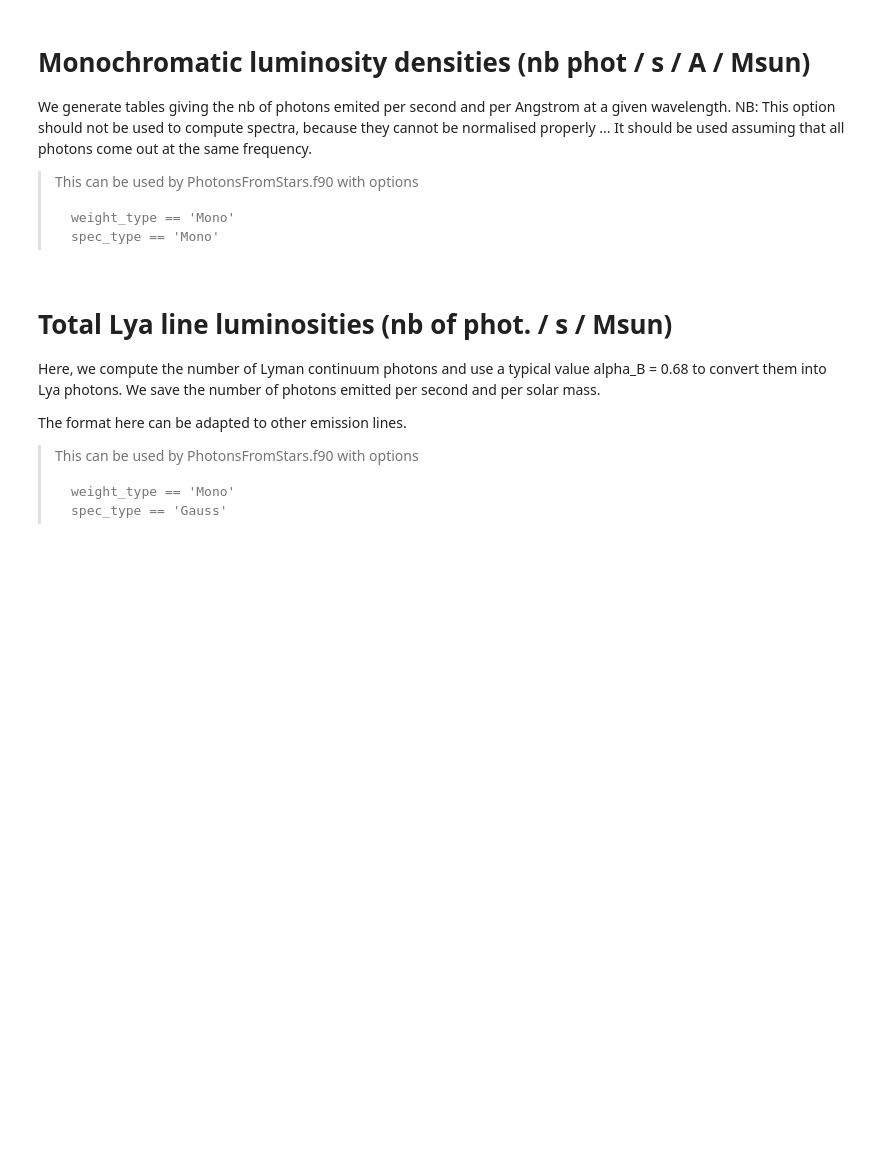
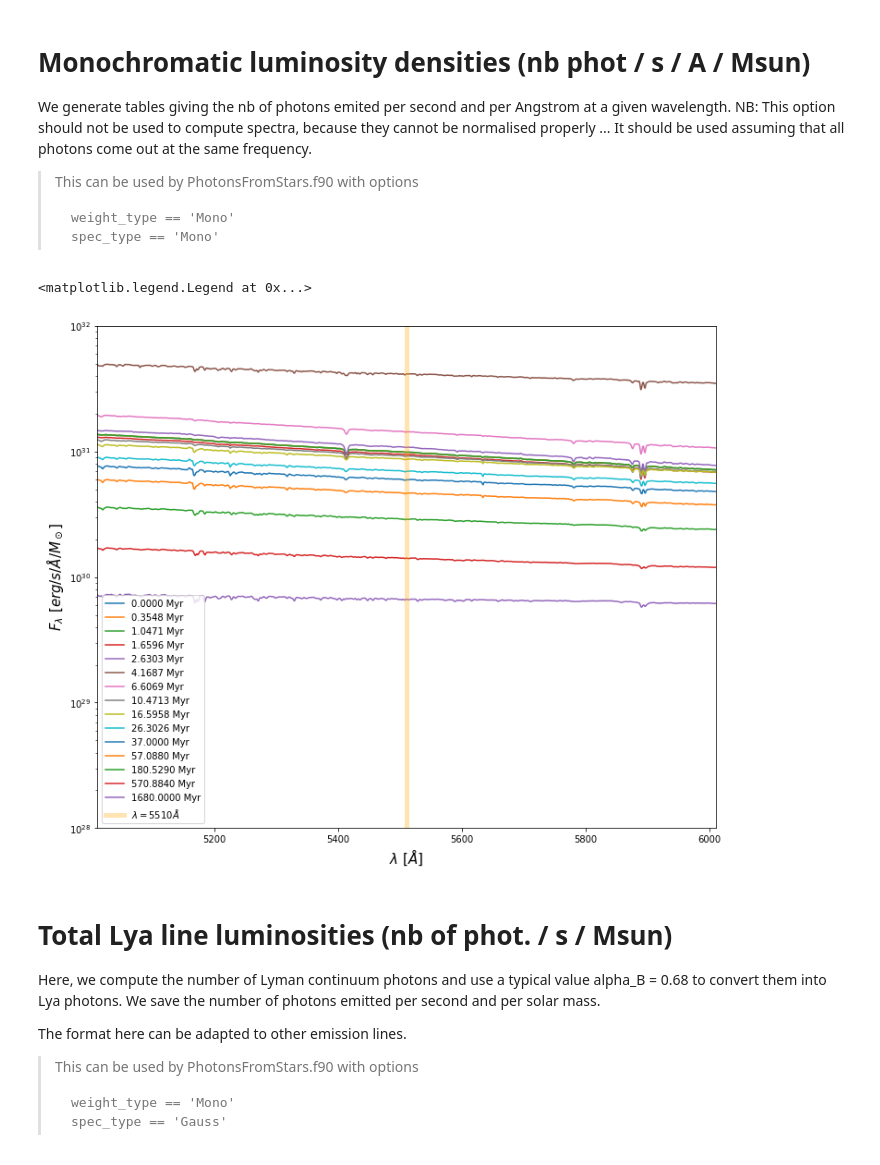
Before and after one commit to tgarel/RASCAS-idealised_models, a Jupyter notebook: py/PhotometryTables.ipynb, the cells around one changed output. Drawn from its saved outputs; the diff is of its cells as text; code cells hidden in the pictures; blank space fills up the shorter version.

```diff
--- a/py/PhotometryTables.ipynb
+++ b/py/PhotometryTables.ipynb
@@ -47,6 +47,11 @@ def readRamsesSEDs(sedDir):
             spectra[:,iAge,iZ] = spectrum
 
     return {'ZBins':ZBins, 'ageBins':ageBins, 'lambdaBins':lambdaBins,'spectra':spectra}
+
+# spectra are in [Lsun / A / Msun]
+# with Lsun = 3.826e33 erg/s and Msun = 2e33g
+Lsun_cgs = 3.826e33
+Msun_cgs = 2e33
 # %%
 ssp = readRamsesSEDs('/Users/blaizot/Documents/Astro/Dev/muse-svn/data/SED_LIBS/bc03/')
 # %% [markdown]
@@ -64,40 +69,43 @@ lambda0 = 5510.  # wavelength at which we want the flux [A]
 
 i0 = np.where(abs(ssp['lambdaBins']-lambda0) == min(abs(ssp['lambdaBins']-lambda0)))[0][0]
 lambda0 = ssp['lambdaBins'][i0]
-f0 = ssp['spectra'][i0,:,:] * 2e33 # erg/s/Msun/A
+f0 = ssp['spectra'][i0,:,:] * Lsun_cgs # erg/s/A/Msun
 nu0 = lya.clight / (lambda0*1e-8) # [Hz]
-n0 = f0 / lya.h_cgs / nu0  # nb of photons / s / Msun / A
+n0 = f0 / lya.h_cgs / nu0  # nb of photons / s / A / Msun
 
 # save these to some ascii file
 f = open('PhotTable_Mono_%iA.txt'%(lambda0),'w')
 f.write("# Number of photons emitted /s/Msun/A, at %f A. These are generated from BC03 models. \n"%(lambda0))
 f.write("# First line is nages and nmets. Then come ages [Myr] (line 2), metallicities [absolute] (line 3), and wavelength [A] (line 4) \n")
 f.write("# Then each line has N_%i [#/s/Msun/A] for all ages and one metallicity \n"%(lambda0))
 nage = len(ssp['ageBins'])
 nmet = len(ssp['ZBins'])
 f.write("%i %i \n"%(nage,nmet))
 for iage in range(nage): f.write("%.8e "%(ssp['ageBins'][iage]*1e-6))
 f.write("\n")
 for imet in range(nmet): f.write("%.8e "%(ssp['ZBins'][imet]))
 f.write("\n")
 f.write("%.8e \n"%(lambda0))
 for imet in range(nmet):
     for iage in range(nage):f.write("%.8e "%(f0[iage,imet]))
     f.write("\n")
 f.close()
 
 # sanity-check plot
 plt.figure(figsize=(12,10))
 for i in range(0,150,10):
-    plt.plot(ssp['lambdaBins'],ssp['spectra'][:,i,1]*2e33,label="%.4f Myr"%(ssp['ageBins'][i]*1e-6))
+    plt.plot(ssp['lambdaBins'],ssp['spectra'][:,i,1]*Lsun_cgs,label="%.4f Myr"%(ssp['ageBins'][i]*1e-6))
 
 plt.xlim(lambda0-500.,lambda0+500)
-plt.ylim(1e27,1e32)
+plt.ylim(1e28,1e32)
 plt.xlabel(r'$\lambda \ [\AA]$',fontsize=15)
 plt.ylabel(r'$F_{\lambda} \ [erg / s / \AA / M_\odot]$',fontsize=15)
 plt.yscale('log')
 plt.axvline(lambda0,alpha=0.3,color='orange',linewidth=5,label=r'$\lambda = %i \AA$'%(lambda0))
 plt.legend()
+# %% [output]
+<matplotlib.legend.Legend at 0x...>
+[figure, added]
 # %% [markdown]
 # Total Lya line luminosities (nb of phot. / s / Msun)
 
```
Also changed, not shown: parts of 6 cells of this notebook, 8 other files.
